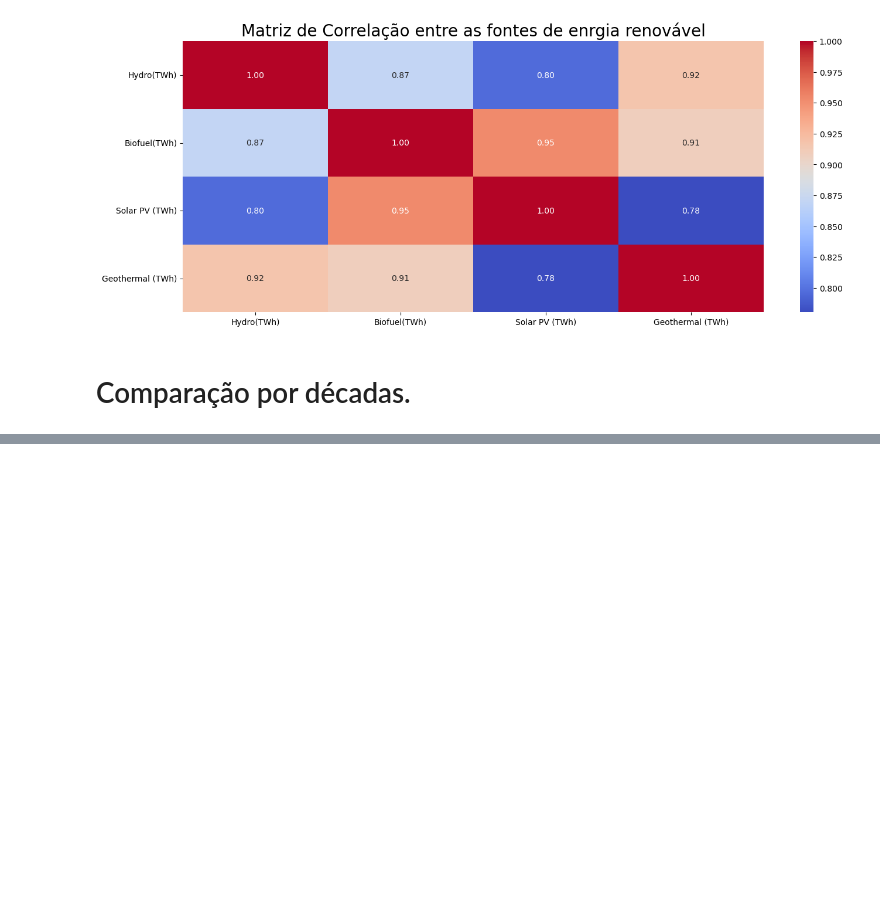
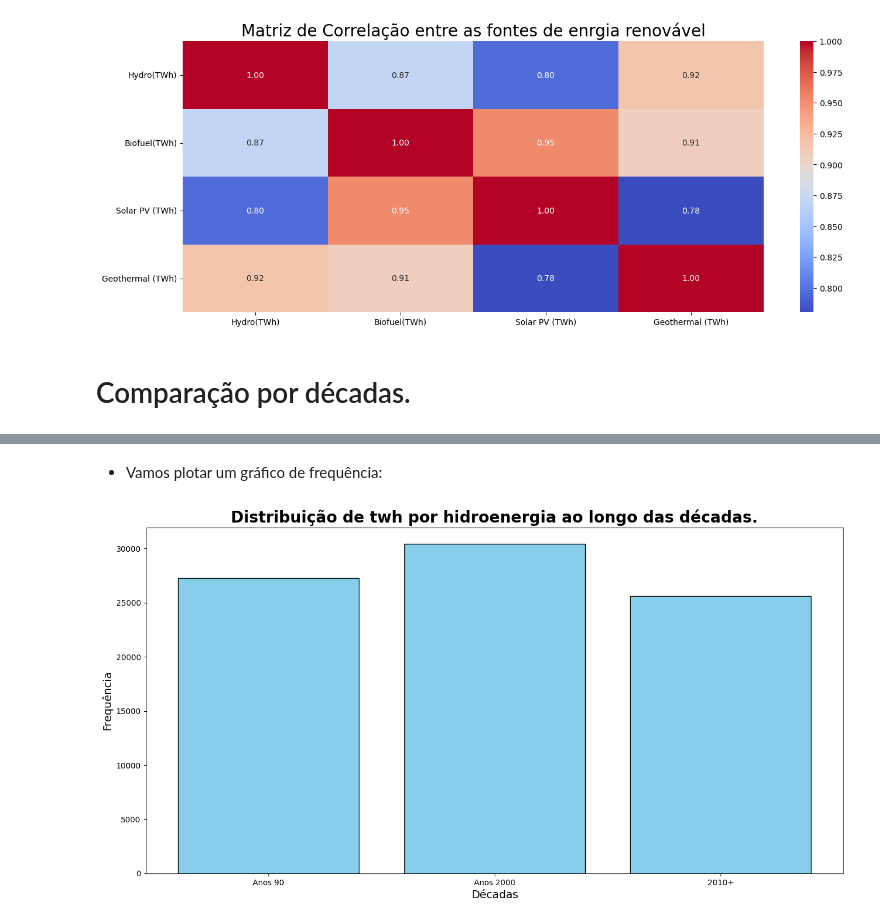
Before and after one commit to DanielMF14/analise_TWH_Continentes, a Jupyter notebook: Consumo_Energia_Renovavel.ipynb, the cells around one changed output, grey strips where cells are left out. Cells and saved outputs as stored; diff of their text form; code cells hidden in the pictures; blank space fills up the shorter version.

```diff
--- a/Consumo_Energia_Renovavel.ipynb
+++ b/Consumo_Energia_Renovavel.ipynb
@@ -353,0 +359,10 @@ plt.show()
+# %%
+# Convertemos a coluna 'Year' para datetime:
+df_Hydro['Year'] = pd.to_datetime(df_Hydro['Year'], format="%Y").dt.year
+
+# Separamos os anos do noso DF em décadas e criamos uma nova coluna com base na coluna 'Year':
+intervalos = [1990, 2000, 2010, float('inf')]
+rotulos = ['Anos 90', 'Anos 2000', '2010+']
+df_Hydro['Décadas'] = pd.cut(df_Hydro['Year'], bins=intervalos, labels=rotulos)
+
+df_Hydro
@@ -353,0 +387,6 @@ plt.show()
+# %%
+# Tratando valores nulos:
+for column in df_Hydro.columns:
+    if df_Hydro[column].isnull().sum() > 0:
+        if df_Hydro[column].dtype == 'category':
+            df_Hydro[column].fillna('Anos 90', inplace=True)
@@ -353,0 +400,18 @@ plt.show()
+# %% [markdown]
+* Vamos plotar um gráfico de frequência:
+# %%
+# Contar a frequência de cada década:
+Contador_Decadas = df_Hydro.groupby('Décadas')['Hydro(TWh)'].sum()
+
+# Criar gráfico de barras:
+plt.figure(figsize=(16,8))
+plt.bar(Contador_Decadas.index, Contador_Decadas.values, color='skyblue', edgecolor='black')
+
+# Titulos e Rotulos:
+plt.title('Distribuição de twh por hidroenergia ao longo das décadas.',fontsize=20, weight='bold')
+plt.xlabel('Décadas', fontsize=14)
+plt.ylabel('Frequência', fontsize=14)
+
+plt.show()
+# %% [output]
+[figure, added]
```
Also changed, not shown: parts of 17 cells of this notebook.
